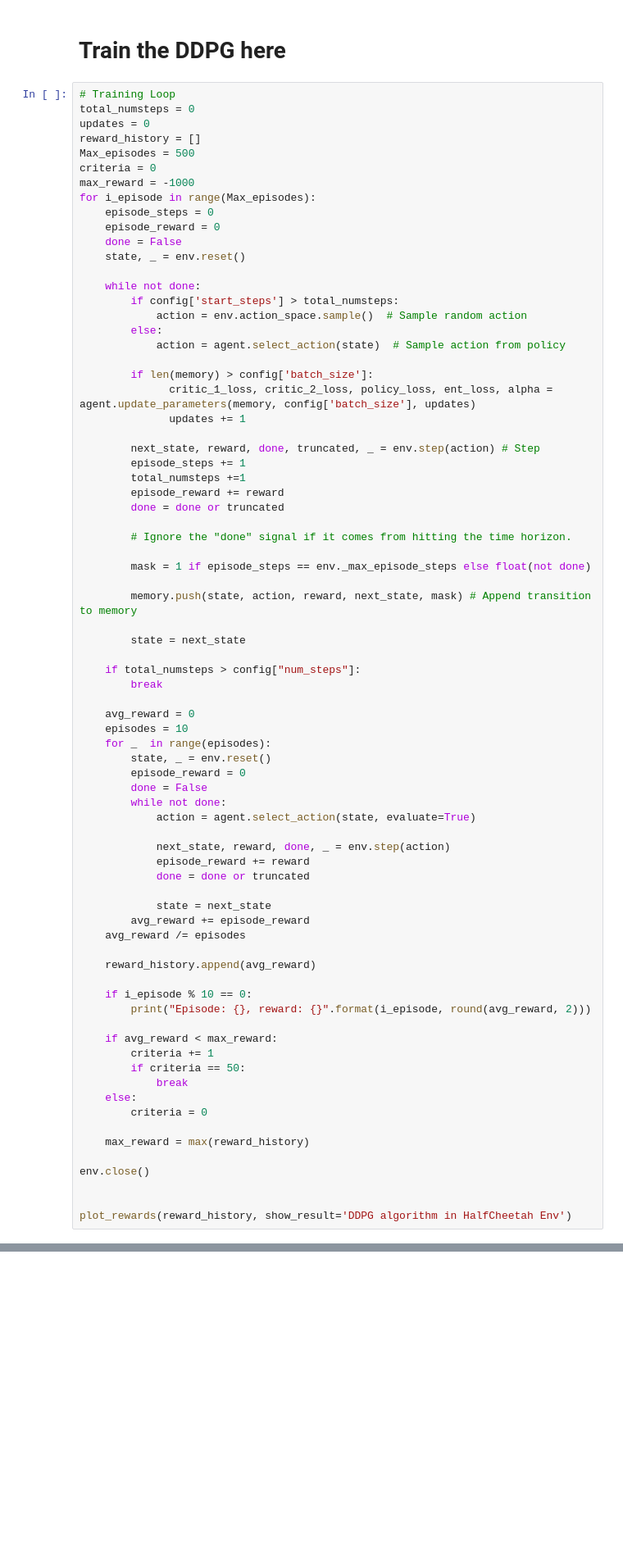
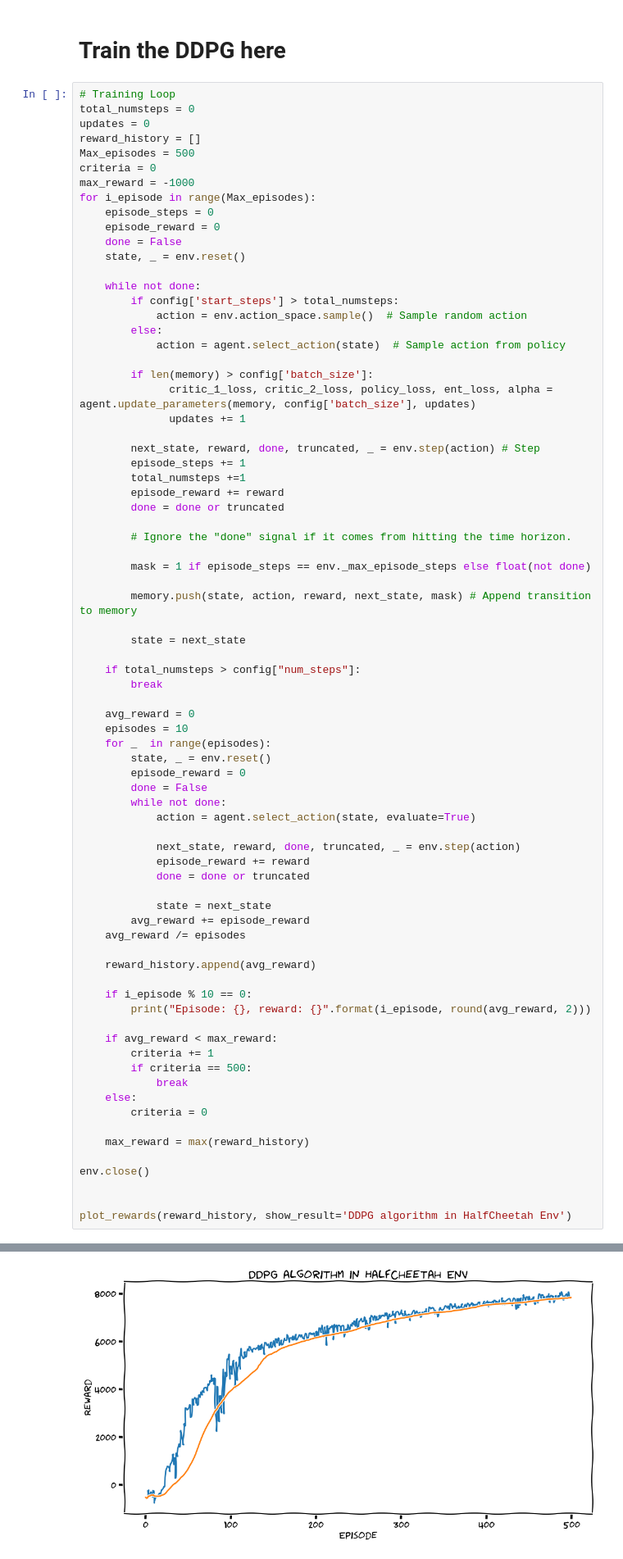
Before and after one commit to ParsaGhezelbash/DeepRL, a Jupyter notebook: HW/HW 4/HW4_P2_SAC_DDPG_Continuous.ipynb, the cells around one changed output, grey strips where cells are left out. Shown at 82% size. Cells and saved outputs as stored; diff of their text form; blank space fills up the shorter version.

```diff
--- a/HW/HW 4/HW4_P2_SAC_DDPG_Continuous.ipynb
+++ b/HW/HW 4/HW4_P2_SAC_DDPG_Continuous.ipynb
@@ -616,7 +637,7 @@ for i_episode in range(Max_episodes):
         while not done:
             action = agent.select_action(state, evaluate=True)
 
-            next_state, reward, done, _ = env.step(action)
+            next_state, reward, done, truncated, _ = env.step(action)
             episode_reward += reward
             done = done or truncated
 
@@ -631,7 +652,7 @@ for i_episode in range(Max_episodes):
 
     if avg_reward < max_reward:
         criteria += 1
-        if criteria == 50:
+        if criteria == 500:
             break
     else:
         criteria = 0
@@ -642,3 +663,4 @@ env.close()
 
 
 plot_rewards(reward_history, show_result='DDPG algorithm in HalfCheetah Env')
+# %% [output]
@@ -644,0 +684 @@ plot_rewards(reward_history, show_result='DDPG algorithm in HalfCheetah Env')
+[figure, added]
```
Also changed, not shown: parts of 4 cells of this notebook.
